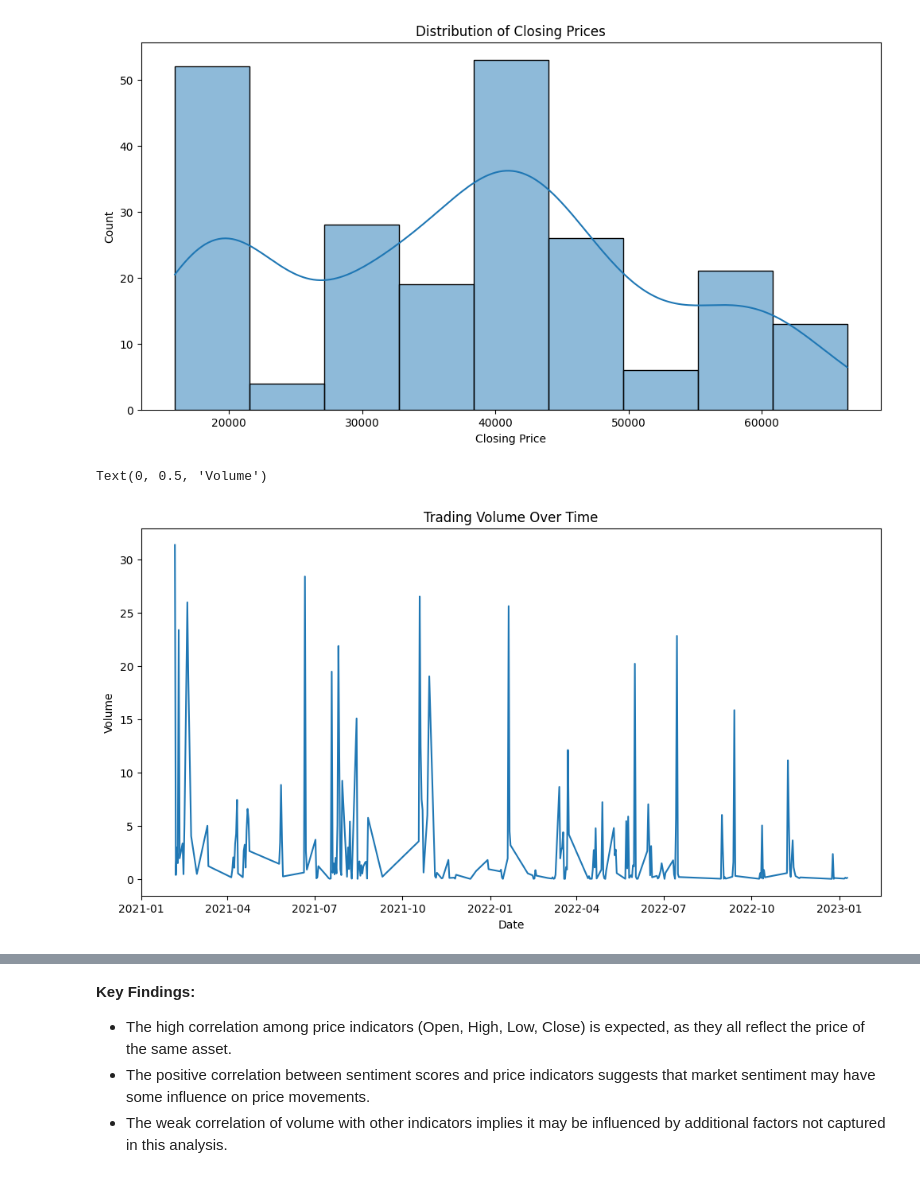
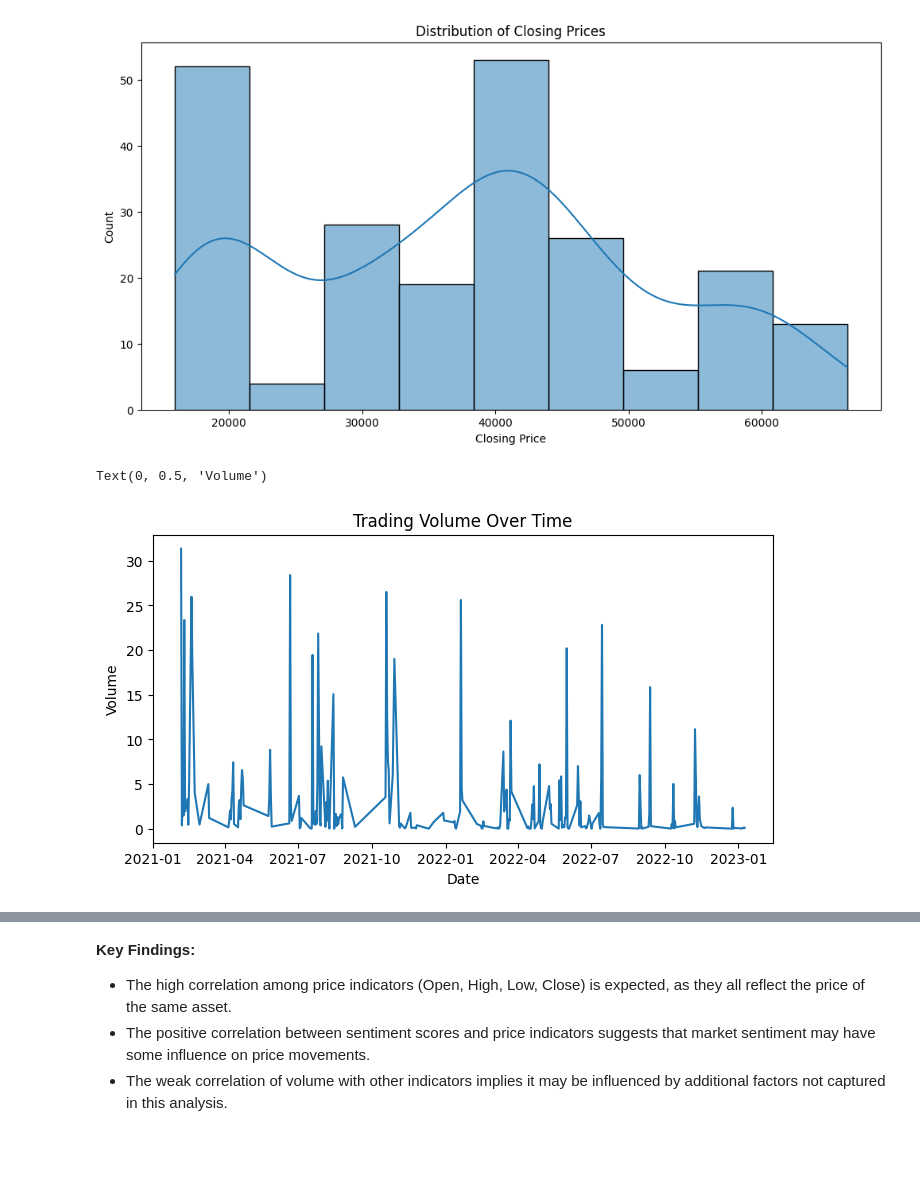
Before and after one commit to lcxWEB/bitflow, a Jupyter notebook: bitcoin_prediction/LSTM/Model_Training_and_Tuning_LSTM.ipynb, the cells around one changed output, grey strips where cells are left out. Cells and saved outputs as stored; diff of their text form; code cells hidden in the pictures; blank space fills up the shorter version.

```diff
--- a/bitcoin_prediction/LSTM/Model_Training_and_Tuning_LSTM.ipynb
+++ b/bitcoin_prediction/LSTM/Model_Training_and_Tuning_LSTM.ipynb
@@ -76,13 +299,13 @@ Text(0.5, 0, 'Closing Price')
 [figure]
 # %%
 # Volume over time
-plt.figure(figsize=(12, 6))
+plt.figure(figsize=(8, 4))
 plt.plot(df.index, df['Volume'])
 plt.title('Trading Volume Over Time')
 plt.xlabel('Date')
 plt.ylabel('Volume')
 # %% [output]
 Text(0, 0.5, 'Volume')
-[figure, old version]
+[figure, new version]
 # %%
 # Correlation heatmap
```
Also changed, not shown: parts of 23 cells of this notebook.
